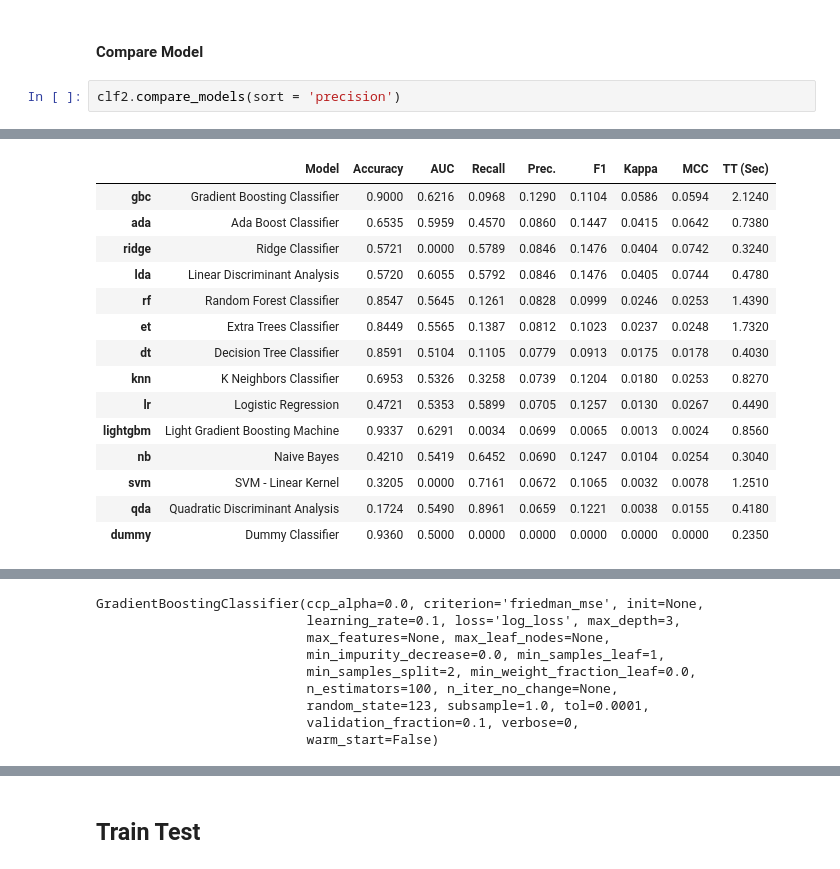
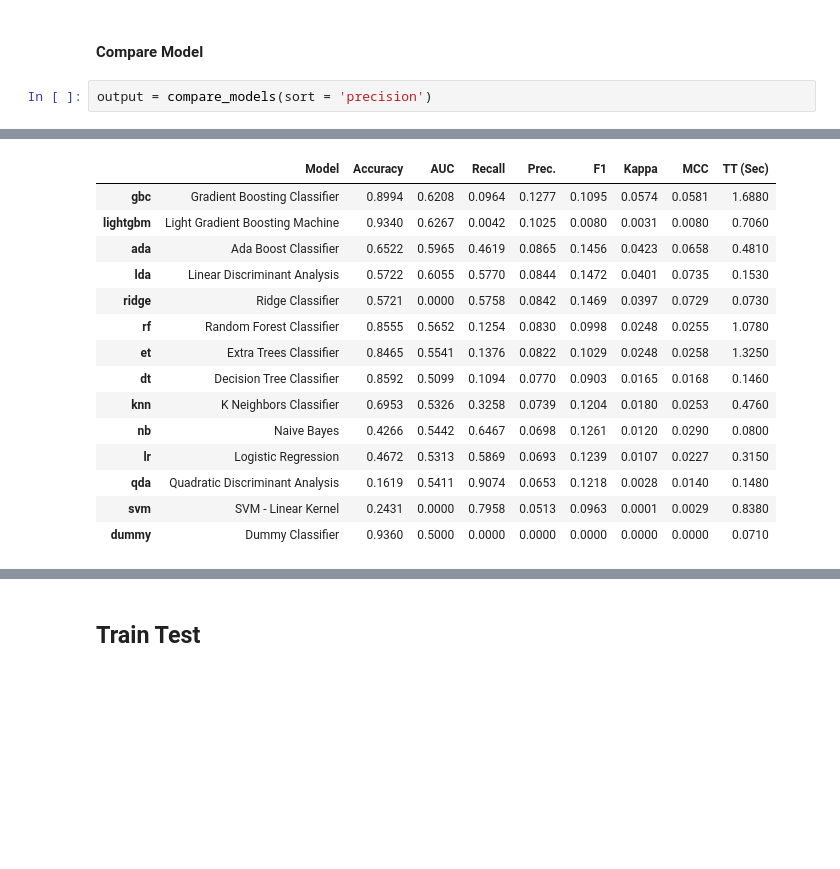
Before and after one commit to AI-13/Car-Insurance-Claim-Prediction, a Jupyter notebook: Car Insurance Claim Modelling 1.ipynb, the cells around one changed output, grey strips where cells are left out. Saved outputs shown, nothing was run; the diff lists cells and outputs as text; blank space fills up the shorter version.

```diff
--- a/Car Insurance Claim Modelling 1.ipynb
+++ b/Car Insurance Claim Modelling 1.ipynb
@@ -751,31 +712,22 @@ clf2.setup(DF, target = 'is_claim',
 # %% [markdown]
 #### Compare Model
 # %%
-clf2.compare_models(sort = 'precision')
+output = compare_models(sort = 'precision')
 # %% [output]
 [interactive output not drawn]
 |  | Model | Accuracy | AUC | Recall | Prec. | F1 | Kappa | MCC | TT (Sec) |
-| gbc | Gradient Boosting Classifier | 0.9000 | 0.6216 | 0.0968 | 0.1290 | 0.1104 | 0.0586 | 0.0594 | 2.1240 |
-| ada | Ada Boost Classifier | 0.6535 | 0.5959 | 0.4570 | 0.0860 | 0.1447 | 0.0415 | 0.0642 | 0.7380 |
-| ridge | Ridge Classifier | 0.5721 | 0.0000 | 0.5789 | 0.0846 | 0.1476 | 0.0404 | 0.0742 | 0.3240 |
-| lda | Linear Discriminant Analysis | 0.5720 | 0.6055 | 0.5792 | 0.0846 | 0.1476 | 0.0405 | 0.0744 | 0.4780 |
-| rf | Random Forest Classifier | 0.8547 | 0.5645 | 0.1261 | 0.0828 | 0.0999 | 0.0246 | 0.0253 | 1.4390 |
-| et | Extra Trees Classifier | 0.8449 | 0.5565 | 0.1387 | 0.0812 | 0.1023 | 0.0237 | 0.0248 | 1.7320 |
-| dt | Decision Tree Classifier | 0.8591 | 0.5104 | 0.1105 | 0.0779 | 0.0913 | 0.0175 | 0.0178 | 0.4030 |
-| knn | K Neighbors Classifier | 0.6953 | 0.5326 | 0.3258 | 0.0739 | 0.1204 | 0.0180 | 0.0253 | 0.8270 |
-| lr | Logistic Regression | 0.4721 | 0.5353 | 0.5899 | 0.0705 | 0.1257 | 0.0130 | 0.0267 | 0.4490 |
-| lightgbm | Light Gradient Boosting Machine | 0.9337 | 0.6291 | 0.0034 | 0.0699 | 0.0065 | 0.0013 | 0.0024 | 0.8560 |
-| nb | Naive Bayes | 0.4210 | 0.5419 | 0.6452 | 0.0690 | 0.1247 | 0.0104 | 0.0254 | 0.3040 |
-| svm | SVM - Linear Kernel | 0.3205 | 0.0000 | 0.7161 | 0.0672 | 0.1065 | 0.0032 | 0.0078 | 1.2510 |
-| qda | Quadratic Discriminant Analysis | 0.1724 | 0.5490 | 0.8961 | 0.0659 | 0.1221 | 0.0038 | 0.0155 | 0.4180 |
-| dummy | Dummy Classifier | 0.9360 | 0.5000 | 0.0000 | 0.0000 | 0.0000 | 0.0000 | 0.0000 | 0.2350 |
+| gbc | Gradient Boosting Classifier | 0.8994 | 0.6208 | 0.0964 | 0.1277 | 0.1095 | 0.0574 | 0.0581 | 1.6880 |
+| lightgbm | Light Gradient Boosting Machine | 0.9340 | 0.6267 | 0.0042 | 0.1025 | 0.0080 | 0.0031 | 0.0080 | 0.7060 |
+| ada | Ada Boost Classifier | 0.6522 | 0.5965 | 0.4619 | 0.0865 | 0.1456 | 0.0423 | 0.0658 | 0.4810 |
+| lda | Linear Discriminant Analysis | 0.5722 | 0.6055 | 0.5770 | 0.0844 | 0.1472 | 0.0401 | 0.0735 | 0.1530 |
+| ridge | Ridge Classifier | 0.5721 | 0.0000 | 0.5758 | 0.0842 | 0.1469 | 0.0397 | 0.0729 | 0.0730 |
+| rf | Random Forest Classifier | 0.8555 | 0.5652 | 0.1254 | 0.0830 | 0.0998 | 0.0248 | 0.0255 | 1.0780 |
+| et | Extra Trees Classifier | 0.8465 | 0.5541 | 0.1376 | 0.0822 | 0.1029 | 0.0248 | 0.0258 | 1.3250 |
+| dt | Decision Tree Classifier | 0.8592 | 0.5099 | 0.1094 | 0.0770 | 0.0903 | 0.0165 | 0.0168 | 0.1460 |
+| knn | K Neighbors Classifier | 0.6953 | 0.5326 | 0.3258 | 0.0739 | 0.1204 | 0.0180 | 0.0253 | 0.4760 |
+| nb | Naive Bayes | 0.4266 | 0.5442 | 0.6467 | 0.0698 | 0.1261 | 0.0120 | 0.0290 | 0.0800 |
+| lr | Logistic Regression | 0.4672 | 0.5313 | 0.5869 | 0.0693 | 0.1239 | 0.0107 | 0.0227 | 0.3150 |
+| qda | Quadratic Discriminant Analysis | 0.1619 | 0.5411 | 0.9074 | 0.0653 | 0.1218 | 0.0028 | 0.0140 | 0.1480 |
+| svm | SVM - Linear Kernel | 0.2431 | 0.0000 | 0.7958 | 0.0513 | 0.0963 | 0.0001 | 0.0029 | 0.8380 |
+| dummy | Dummy Classifier | 0.9360 | 0.5000 | 0.0000 | 0.0000 | 0.0000 | 0.0000 | 0.0000 | 0.0710 |
 [interactive output not drawn]
-GradientBoostingClassifier(ccp_alpha=0.0, criterion='friedman_mse', init=None,
-                           learning_rate=0.1, loss='log_loss', max_depth=3,
-                           max_features=None, max_leaf_nodes=None,
-                           min_impurity_decrease=0.0, min_samples_leaf=1,
-                           min_samples_split=2, min_weight_fraction_leaf=0.0,
-                           n_estimators=100, n_iter_no_change=None,
-                           random_state=123, subsample=1.0, tol=0.0001,
-                           validation_fraction=0.1, verbose=0,
-                           warm_start=False)
```
Also changed, not shown: parts of 46 cells of this notebook, 1 other file.
